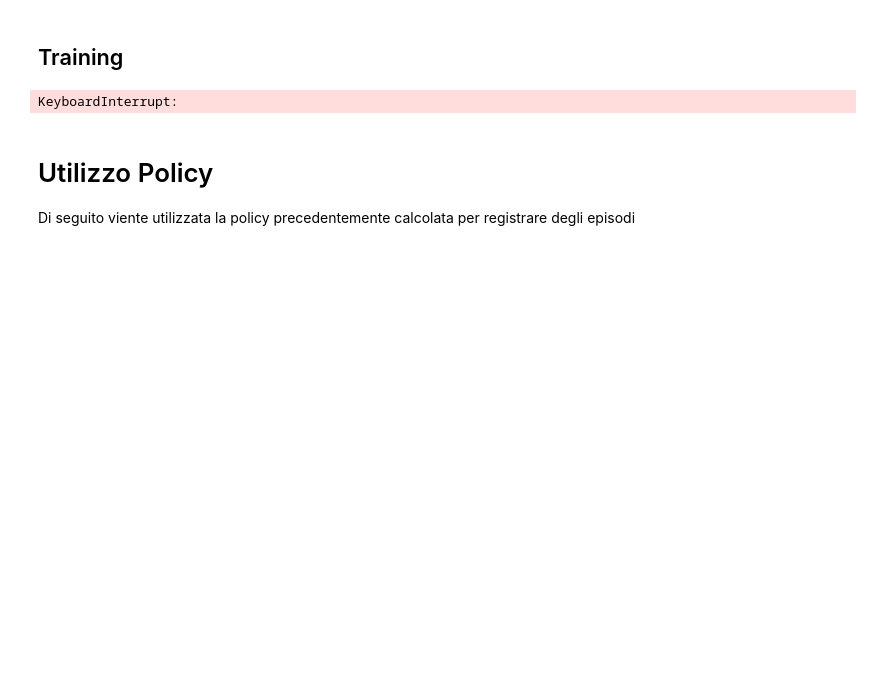
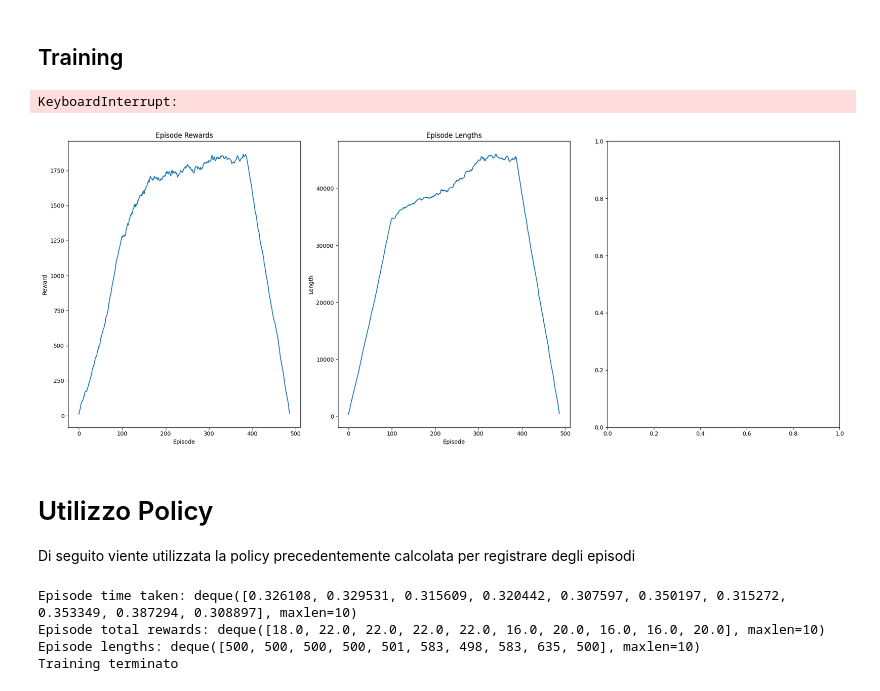
Before and after one commit to amigli/Q-Bert_RL, a Jupyter notebook: Notebook/temp/SARSA_lambda.ipynb, the cells around one changed output. Saved outputs shown, nothing was run; the diff lists cells and outputs as text; code cells hidden in the pictures; blank space fills up the shorter version.

```diff
--- a/Notebook/temp/SARSA_lambda.ipynb
+++ b/Notebook/temp/SARSA_lambda.ipynb
@@ -79,8 +79,8 @@ from EnvironmentWrappers.ObsRewardWrapper import ObsRewardWrapper
 gym.register_envs(ale_py)
 
 # hyperparameters
-learning_rate = 0.01
-n_episodes = 1000
+step_size = 0.01
+n_episodes = 500
 start_epsilon = 1.0
 epsilon_decay = start_epsilon / (n_episodes / 2)  # reduce the exploration over time
 final_epsilon = 0.1
@@ -91,7 +91,7 @@ env =  ObsRewardWrapper(env)
 env = RecordEpisodeStatistics(env, buffer_length=n_episodes)
 agent = SARSALambdaAgent(
     env=env,
-    learning_rate=learning_rate,
+    step_size=step_size,
     initial_epsilon=start_epsilon,
     epsilon_decay=epsilon_decay,
     final_epsilon=final_epsilon,
@@ -129,29 +129,31 @@ KeyboardInterrupt:
 # %%
 from matplotlib import pyplot as plt
 import numpy as np
 
 # visualize the episode rewards, episode length and training error in one figure
 fig, axs = plt.subplots(1, 3, figsize=(20, 8))
 
 # np.convolve will compute the rolling mean for 100 episodes
 
 axs[0].plot(np.convolve(env.return_queue, np.ones(100)))
 axs[0].set_title("Episode Rewards")
 axs[0].set_xlabel("Episode")
 axs[0].set_ylabel("Reward")
 
 axs[1].plot(np.convolve(env.length_queue, np.ones(100)))
 axs[1].set_title("Episode Lengths")
 axs[1].set_xlabel("Episode")
 axs[1].set_ylabel("Length")
 
-axs[2].plot(np.convolve(agent.training_error, np.ones(100)))
-axs[2].set_title("Training Error")
-axs[2].set_xlabel("Episode")
-axs[2].set_ylabel("Temporal Difference")
+#axs[2].plot(np.convolve(agent.training_error, np.ones(100)))
+#axs[2].set_title("Training Error")
+#axs[2].set_xlabel("Episode")
+#axs[2].set_ylabel("Temporal Difference")
 
 plt.tight_layout()
 plt.show()
+# %% [output]
+[figure, added]
 # %% [markdown]
 # Utilizzo Policy
 
@@ -184,6 +186,11 @@ print(f'Episode total rewards: {env.return_queue}')
 print(f'Episode lengths: {env.length_queue}')
 
 print("Training terminato")
+# %% [output]
+Episode time taken: deque([0.326108, 0.329531, 0.315609, 0.320442, 0.307597, 0.350197, 0.315272, 0.353349, 0.387294, 0.308897], maxlen=10)
+Episode total rewards: deque([18.0, 22.0, 22.0, 22.0, 22.0, 16.0, 20.0, 16.0, 16.0, 20.0], maxlen=10)
+Episode lengths: deque([500, 500, 500, 500, 501, 583, 498, 583, 635, 500], maxlen=10)
+Training terminato
 # %%
 from matplotlib import pyplot as plt
 import numpy as np
```
Also changed, not shown: parts of 3 cells of this notebook.
